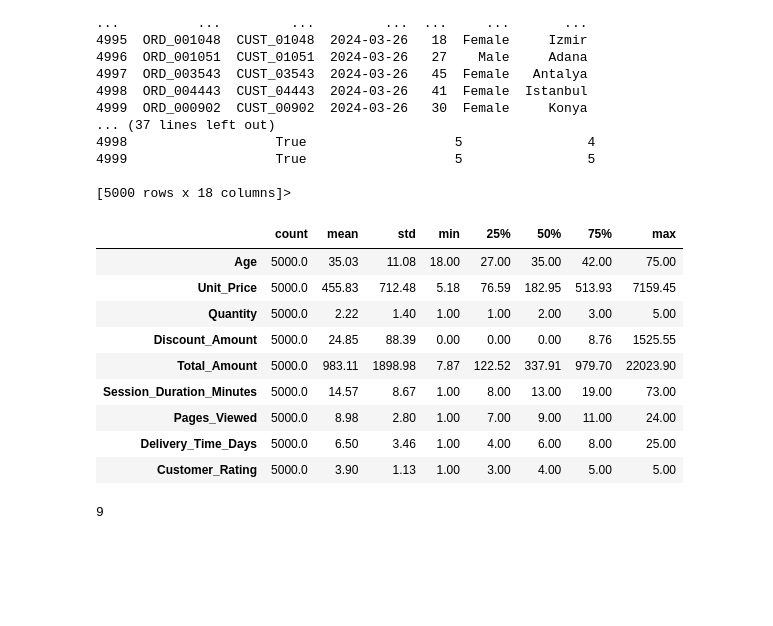
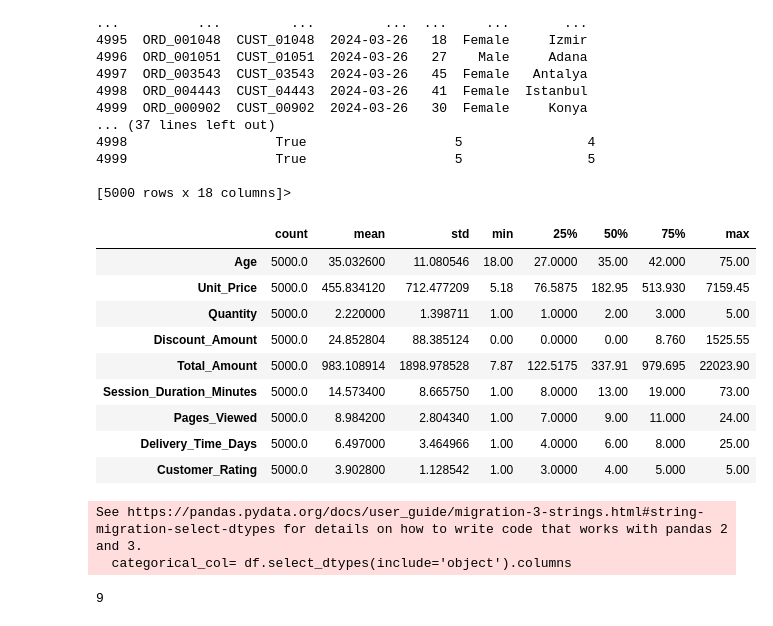
Before and after one commit to ADEOYE-MARY25/Fruit_Classification, a Jupyter notebook: Customer_Behaviour/customer_behaviour.ipynb, the cells around one changed output. Cells and saved outputs as stored; diff of their text form; code cells hidden in the pictures; blank space fills up the shorter version.

```diff
--- a/Customer_Behaviour/customer_bev.ipynb
+++ b/Customer_Behaviour/customer_behaviour.ipynb
@@ -96,20 +98,23 @@ df.info
 
 [5000 rows x 18 columns]>
 # %%
-df.describe().T.round(2)   # just rounding
+df.describe().T
 # %% [output]
 |  | count | mean | std | min | 25% | 50% | 75% | max |
-| Age | 5000.0 | 35.03 | 11.08 | 18.00 | 27.00 | 35.00 | 42.00 | 75.00 |
-| Unit_Price | 5000.0 | 455.83 | 712.48 | 5.18 | 76.59 | 182.95 | 513.93 | 7159.45 |
-| Quantity | 5000.0 | 2.22 | 1.40 | 1.00 | 1.00 | 2.00 | 3.00 | 5.00 |
-| Discount_Amount | 5000.0 | 24.85 | 88.39 | 0.00 | 0.00 | 0.00 | 8.76 | 1525.55 |
-| Total_Amount | 5000.0 | 983.11 | 1898.98 | 7.87 | 122.52 | 337.91 | 979.70 | 22023.90 |
-| Session_Duration_Minutes | 5000.0 | 14.57 | 8.67 | 1.00 | 8.00 | 13.00 | 19.00 | 73.00 |
-| Pages_Viewed | 5000.0 | 8.98 | 2.80 | 1.00 | 7.00 | 9.00 | 11.00 | 24.00 |
-| Delivery_Time_Days | 5000.0 | 6.50 | 3.46 | 1.00 | 4.00 | 6.00 | 8.00 | 25.00 |
-| Customer_Rating | 5000.0 | 3.90 | 1.13 | 1.00 | 3.00 | 4.00 | 5.00 | 5.00 |
+| Age | 5000.0 | 35.032600 | 11.080546 | 18.00 | 27.0000 | 35.00 | 42.000 | 75.00 |
+| Unit_Price | 5000.0 | 455.834120 | 712.477209 | 5.18 | 76.5875 | 182.95 | 513.930 | 7159.45 |
+| Quantity | 5000.0 | 2.220000 | 1.398711 | 1.00 | 1.0000 | 2.00 | 3.000 | 5.00 |
+| Discount_Amount | 5000.0 | 24.852804 | 88.385124 | 0.00 | 0.0000 | 0.00 | 8.760 | 1525.55 |
+| Total_Amount | 5000.0 | 983.108914 | 1898.978528 | 7.87 | 122.5175 | 337.91 | 979.695 | 22023.90 |
+| Session_Duration_Minutes | 5000.0 | 14.573400 | 8.665750 | 1.00 | 8.0000 | 13.00 | 19.000 | 73.00 |
+| Pages_Viewed | 5000.0 | 8.984200 | 2.804340 | 1.00 | 7.0000 | 9.00 | 11.000 | 24.00 |
+| Delivery_Time_Days | 5000.0 | 6.497000 | 3.464966 | 1.00 | 4.0000 | 6.00 | 8.000 | 25.00 |
+| Customer_Rating | 5000.0 | 3.902800 | 1.128542 | 1.00 | 3.0000 | 4.00 | 5.000 | 5.00 |
 # %%
-categorical_col= df.select_dtypes(include='number').columns
+categorical_col= df.select_dtypes(include='object').columns
+# %% [output]
+See https://pandas.pydata.org/docs/user_guide/migration-3-strings.html#string-migration-select-dtypes for details on how to write code that works with pandas 2 and 3.
+  categorical_col= df.select_dtypes(include='object').columns
 # %%
 numerical_col = df.select_dtypes(include='number').columns
 # %%
```
Also changed, not shown: parts of 33 cells of this notebook, 3 other files.
